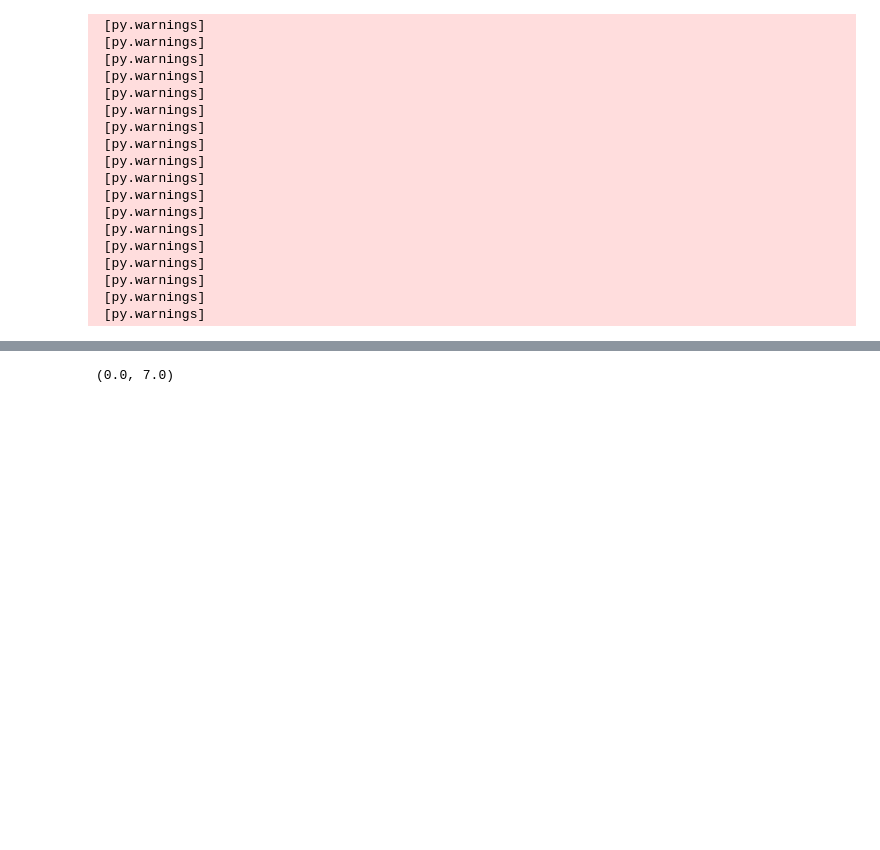
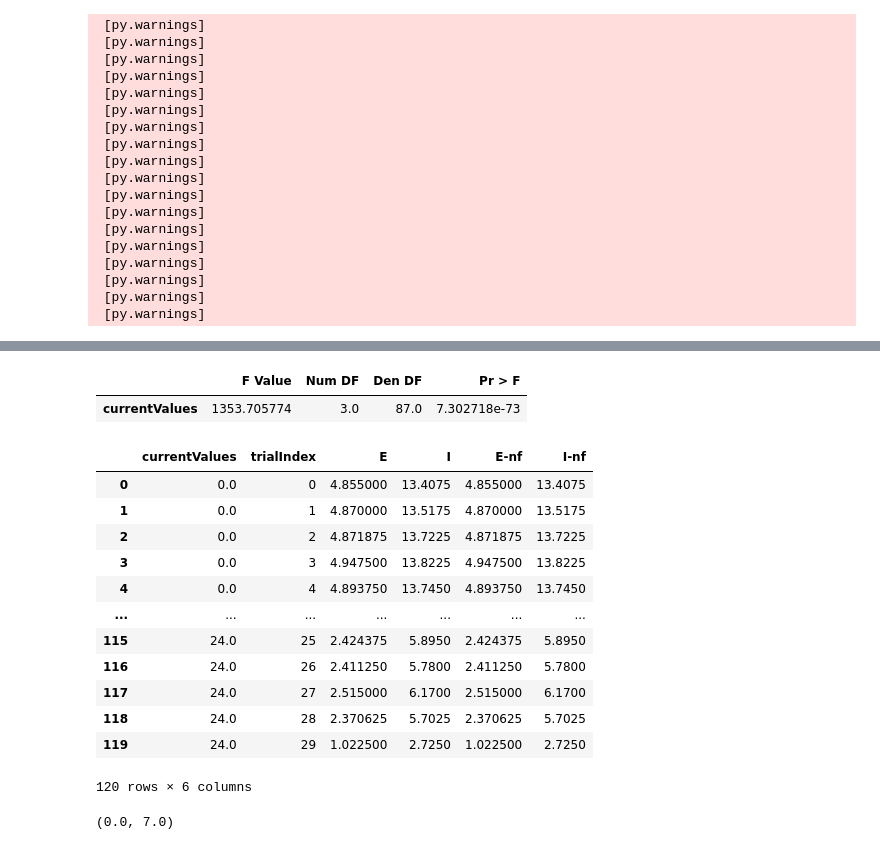
Before and after one commit to mikejseay/spiking-upstates, a Jupyter notebook: notebooks/up-poisson-plotting.ipynb, the cells around one changed output, grey strips where cells are left out. Saved outputs shown, nothing was run; the diff lists cells and outputs as text; code cells hidden in the pictures; blank space fills up the shorter version.

```diff
--- a/notebooks/up-poisson-plotting.ipynb
+++ b/notebooks/up-poisson-plotting.ipynb
@@ -631,0 +914,2 @@ for currentValueInd, currentValue in enumerate(R.currentValues):
+# %%
+nCurrentValues, nTrials = paraPeriodTrialMeansExc.shape
@@ -631,0 +983,11 @@ for currentValueInd, currentValue in enumerate(R.currentValues):
+# %%
+takeCurrentIndices = [0, 2, 4, 6]
+
+df = pd.DataFrame({
+    'currentValues': np.repeat(R.currentValues[takeCurrentIndices] * 1e12, nTrials),
+    'trialIndex': np.tile(np.arange(nTrials), len(takeCurrentIndices)),
+    'E': paraPeriodTrialMeansExc[takeCurrentIndices, :].ravel(),
+    'I': paraPeriodTrialMeansInh[takeCurrentIndices, :].ravel(),
+    'E-nf': paraPeriodTrialMeansExcNoFailures[takeCurrentIndices, :].ravel(),
+    'I-nf': paraPeriodTrialMeansInhNoFailures[takeCurrentIndices, :].ravel(),
+})
@@ -632,3 +1000,24 @@ for currentValueInd, currentValue in enumerate(R.currentValues):
+# %%
+ARM.anova_table
+# %% [output]
+|  | F Value | Num DF | Den DF | Pr > F |
+| currentValues | 1353.705774 | 3.0 | 87.0 | 7.302718e-73 |
+# %%
+df
+# %% [output]
+|  | currentValues | trialIndex | E | I | E-nf | I-nf |
+| 0 | 0.0 | 0 | 4.855000 | 13.4075 | 4.855000 | 13.4075 |
+| 1 | 0.0 | 1 | 4.870000 | 13.5175 | 4.870000 | 13.5175 |
+| 2 | 0.0 | 2 | 4.871875 | 13.7225 | 4.871875 | 13.7225 |
+| 3 | 0.0 | 3 | 4.947500 | 13.8225 | 4.947500 | 13.8225 |
+| 4 | 0.0 | 4 | 4.893750 | 13.7450 | 4.893750 | 13.7450 |
+| ... | ... | ... | ... | ... | ... | ... |
+| 115 | 24.0 | 25 | 2.424375 | 5.8950 | 2.424375 | 5.8950 |
+| 116 | 24.0 | 26 | 2.411250 | 5.7800 | 2.411250 | 5.7800 |
+| 117 | 24.0 | 27 | 2.515000 | 6.1700 | 2.515000 | 6.1700 |
+| 118 | 24.0 | 28 | 2.370625 | 5.7025 | 2.370625 | 5.7025 |
+| 119 | 24.0 | 29 | 1.022500 | 2.7250 | 1.022500 | 2.7250 |
+120 rows × 6 columns
 # %%
 anax = ax[0]
 # %%
```
Also changed, not shown: parts of 61 cells of this notebook, 19 other files.
